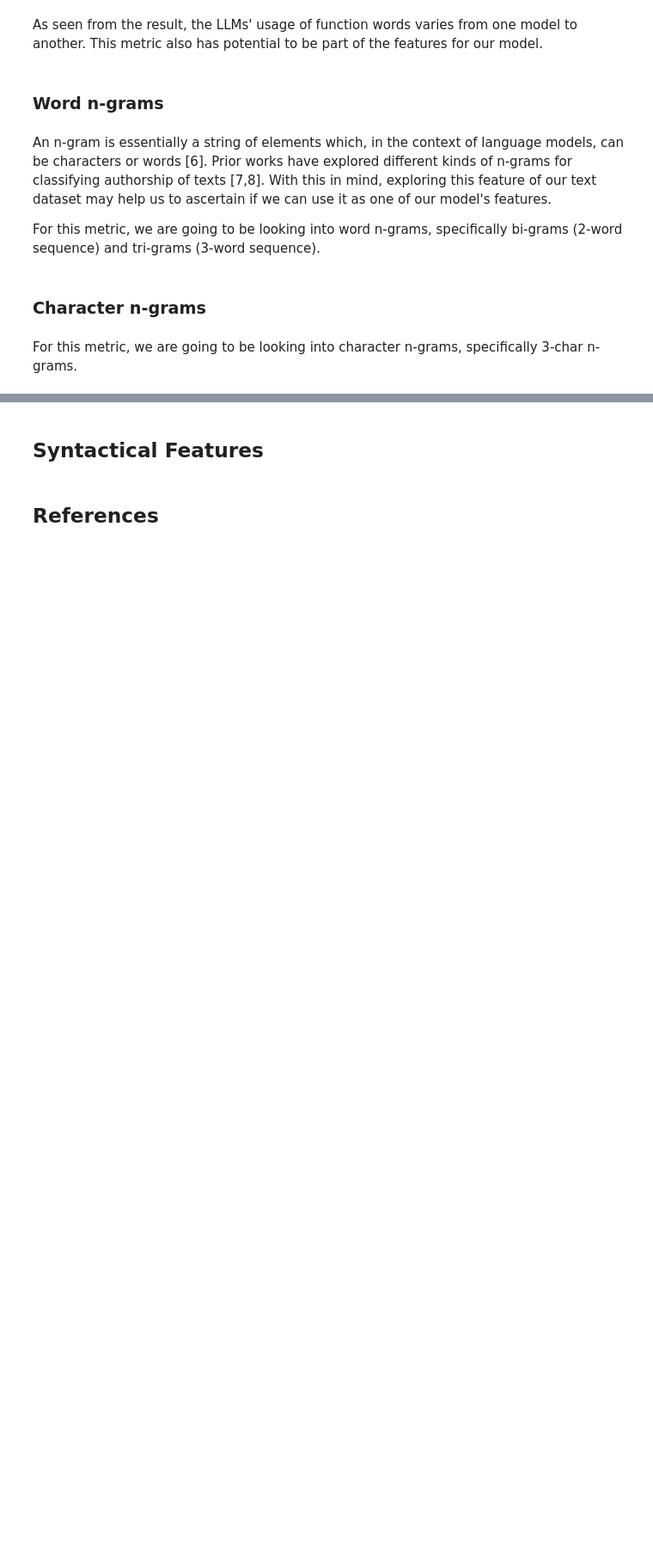
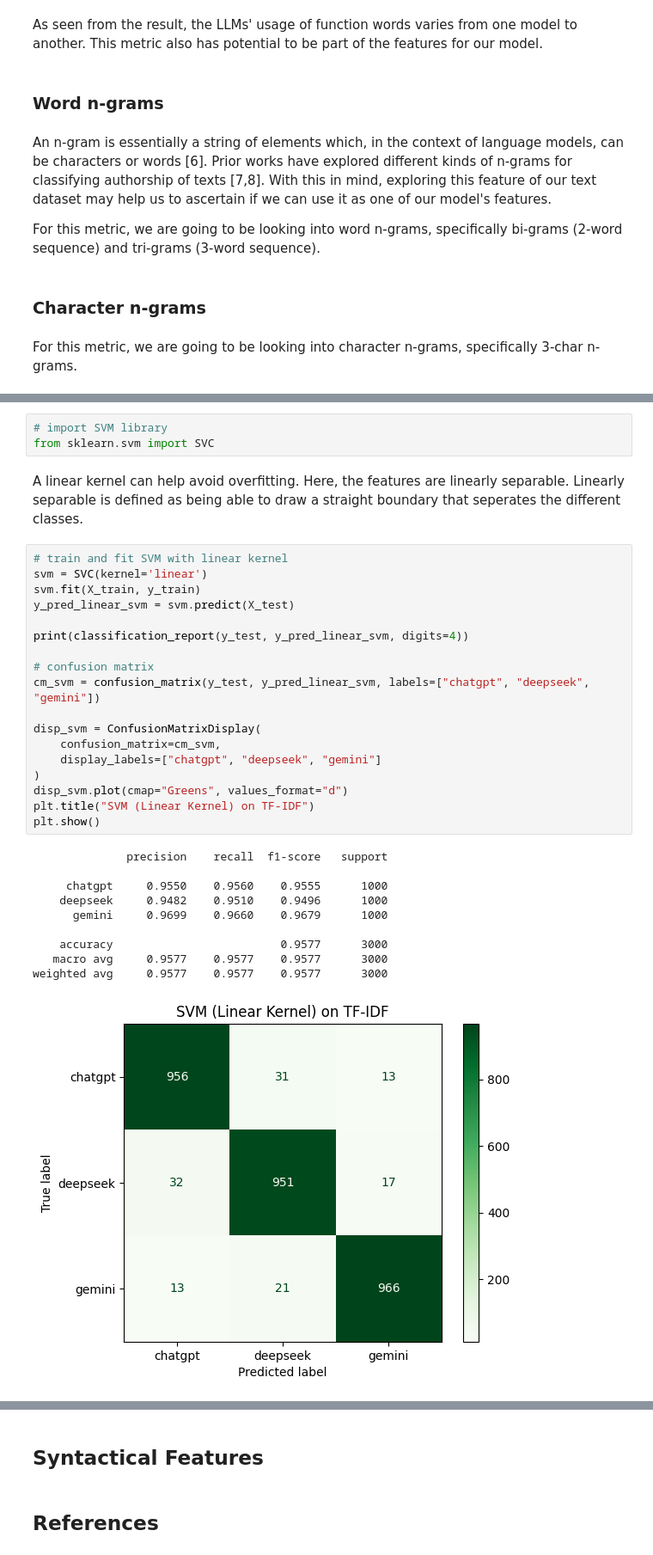
Before and after one commit to tonyyyy0304/STINTSYMCO, a Jupyter notebook: llm_corpus_analysis.ipynb, the cells around one changed output, grey strips where cells are left out. Shown at 86% size. Cells and saved outputs as stored; diff of their text form; blank space fills up the shorter version.

```diff
--- a/llm_corpus_analysis.ipynb
+++ b/llm_corpus_analysis.ipynb
@@ -289,0 +508,34 @@ For this metric, we are going to be looking into character n-grams, specifically
+# %%
+# import SVM library
+from sklearn.svm import SVC
+# %% [markdown]
+A linear kernel can help avoid overfitting. Here, the features are linearly separable. Linearly separable is defined as being able to draw a straight boundary that seperates the different classes.
+# %%
+# train and fit SVM with linear kernel
+svm = SVC(kernel='linear')
+svm.fit(X_train, y_train)
+y_pred_linear_svm = svm.predict(X_test)
+
+print(classification_report(y_test, y_pred_linear_svm, digits=4))
+
+# confusion matrix
+cm_svm = confusion_matrix(y_test, y_pred_linear_svm, labels=["chatgpt", "deepseek", "gemini"])
+
+disp_svm = ConfusionMatrixDisplay(
+    confusion_matrix=cm_svm,
+    display_labels=["chatgpt", "deepseek", "gemini"]
+)
+disp_svm.plot(cmap="Greens", values_format="d")
+plt.title("SVM (Linear Kernel) on TF-IDF")
+plt.show()
+# %% [output]
+              precision    recall  f1-score   support
+
+     chatgpt     0.9550    0.9560    0.9555      1000
+    deepseek     0.9482    0.9510    0.9496      1000
+      gemini     0.9699    0.9660    0.9679      1000
+
+    accuracy                         0.9577      3000
+   macro avg     0.9577    0.9577    0.9577      3000
+weighted avg     0.9577    0.9577    0.9577      3000
+[figure, added]
```
Also changed, not shown: parts of 31 cells of this notebook.
